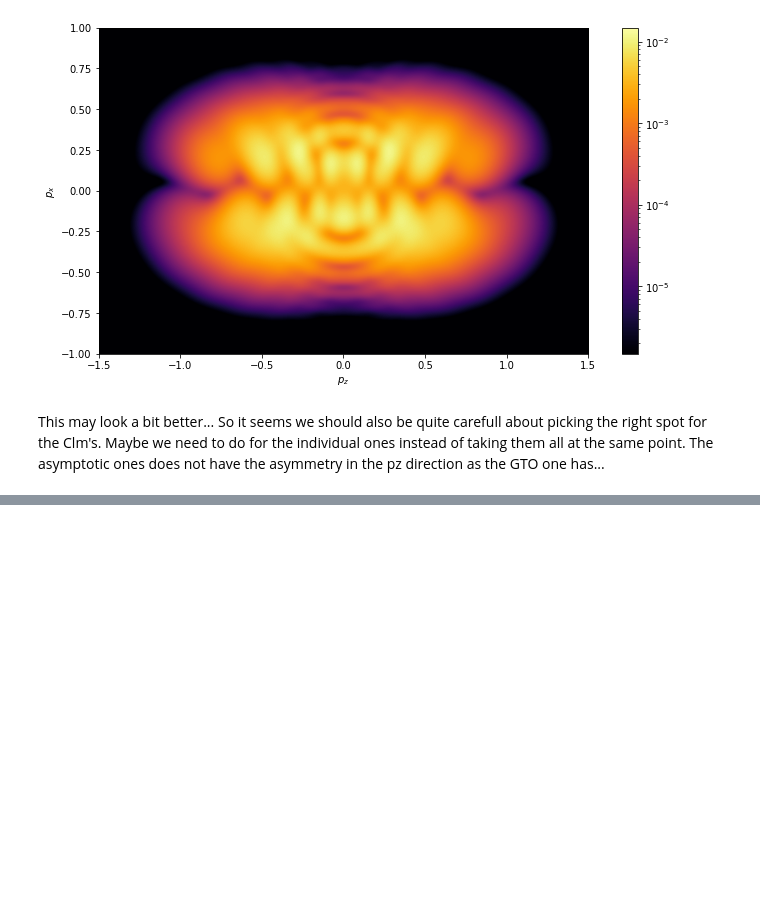
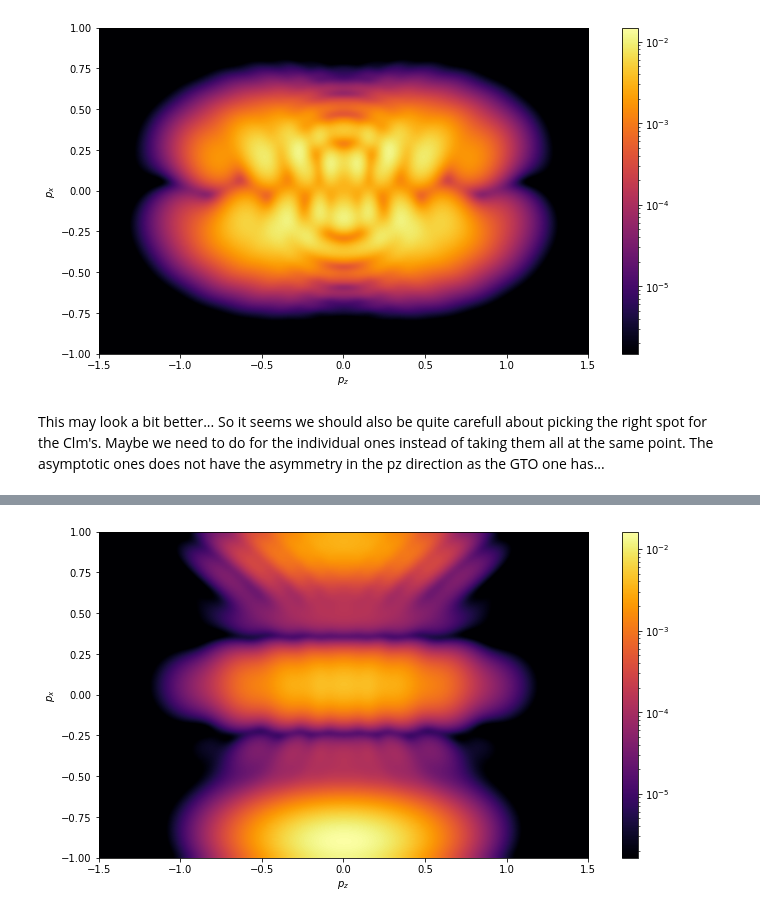
Before and after one commit to EmilHansen1/SFA_OAM_Linear, a Jupyter notebook: Hydrogen_testing.ipynb, the cells around one changed output, grey strips where cells are left out. Saved outputs shown, nothing was run; the diff lists cells and outputs as text; code cells hidden in the pictures; blank space fills up the shorter version.

```diff
--- a/Hydrogen_testing.ipynb
+++ b/Hydrogen_testing.ipynb
@@ -319,0 +388,3 @@ The  asymptotic ones does not have the asymmetry in the pz direction as the GTO
+# %%
+clm_array_ch_7 = se.get_as_coeffs(output_ch.eval_orbital_spherical, 7, 50, Ip_ch, abs_thresh=1e-8)
+clm_array_ch_10 = se.get_as_coeffs(output_ch.eval_orbital_spherical, 10, 50, Ip_ch, abs_thresh=1e-8)
@@ -319,0 +405,4 @@ The  asymptotic ones does not have the asymmetry in the pz direction as the GTO
+# %%
+plot_M_grid(M_asymp_ch_7, px_list, pz_list, log=True)
+# %% [output]
+[figure, added]
```
Also changed, not shown: parts of 15 cells of this notebook.
